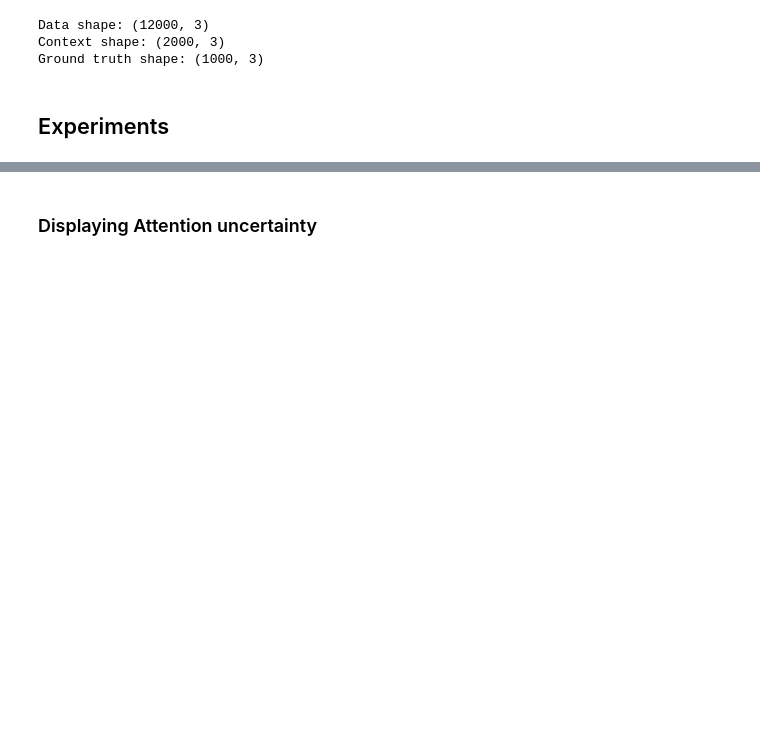
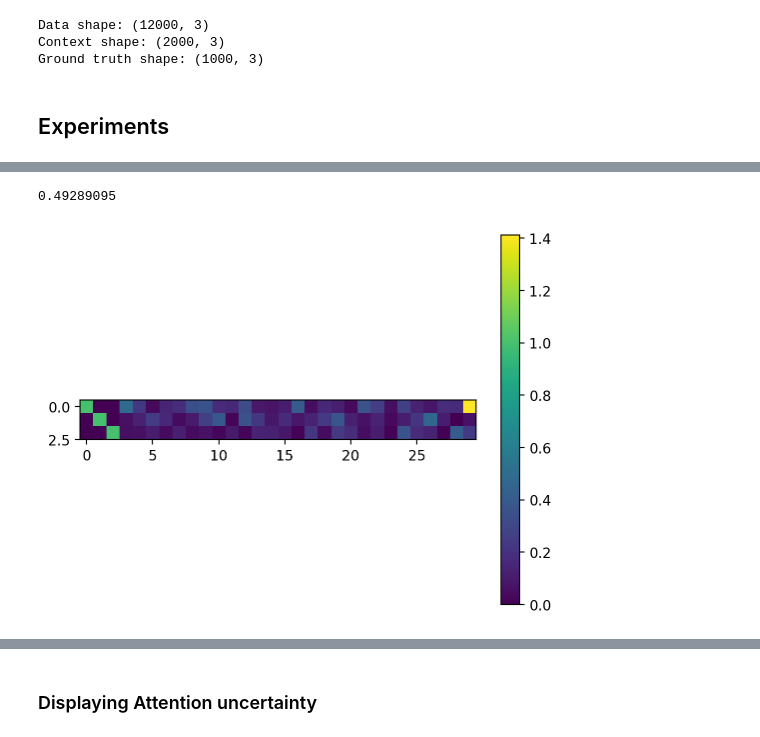
Before and after one commit to Fjallripa/DynaMix, a Jupyter notebook: notebooks/Uncertainty quantification.ipynb, the cells around one changed output, grey strips where cells are left out. Drawn from its saved outputs; the diff is of its cells as text; code cells hidden in the pictures; blank space fills up the shorter version.

```diff
--- a/notebooks/Uncertainty quantification.ipynb
+++ b/notebooks/Uncertainty quantification.ipynb
@@ -52,0 +204,10 @@ Ground truth shape: (1000, 3)
+# %%
+B = model.B.detach().numpy()
+plt.imshow(np.abs(B))
+plt.colorbar();
+
+k = 5
+print(np.partition(np.abs(B).flatten(), k)[-k])
+# %% [output]
+0.49289095
+[figure, added]
```
Also changed, not shown: parts of 29 cells of this notebook, 4 other files.
